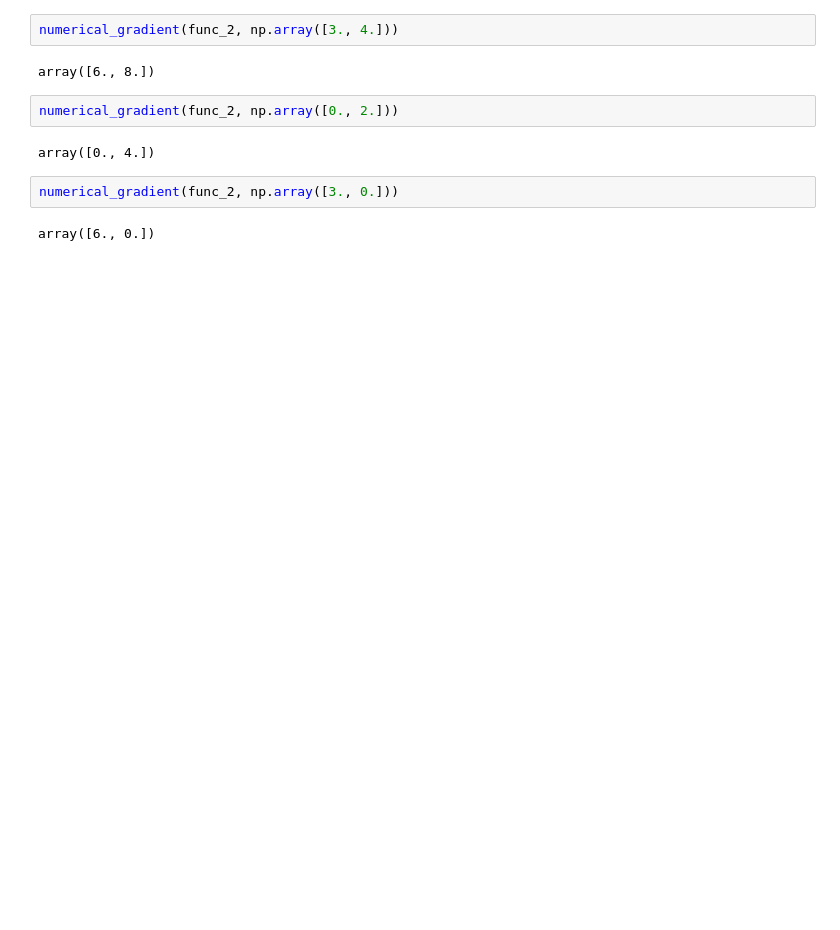
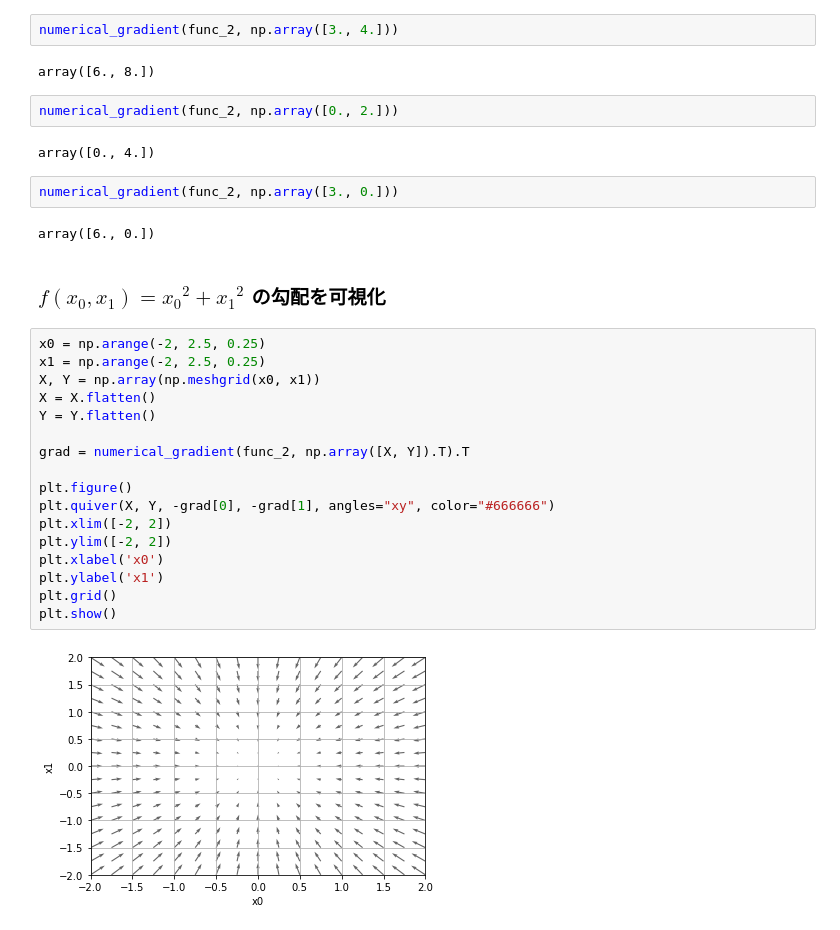
Before and after one commit to KodaiS/ds-python, a Jupyter notebook: deep-learning-from-scratch/ch04/ch04.ipynb, the cells around one changed output. Saved outputs shown, nothing was run; the diff lists cells and outputs as text; blank space fills up the shorter version.

```diff
--- a/deep-learning-from-scratch/ch04/ch04.ipynb
+++ b/deep-learning-from-scratch/ch04/ch04.ipynb
@@ -266,3 +268,24 @@ array([0., 4.])
 numerical_gradient(func_2, np.array([3., 0.]))
 # %% [output]
 array([6., 0.])
+# %% [markdown]
+### $ f(x_0, x_1) = {x_0}^2 + {x_1}^2 $ の勾配を可視化
+# %%
+x0 = np.arange(-2, 2.5, 0.25)
+x1 = np.arange(-2, 2.5, 0.25)
+X, Y = np.array(np.meshgrid(x0, x1))
+X = X.flatten()
+Y = Y.flatten()
+
+grad = numerical_gradient(func_2, np.array([X, Y]).T).T
+
+plt.figure()
+plt.quiver(X, Y, -grad[0], -grad[1], angles="xy", color="#666666")
+plt.xlim([-2, 2])
+plt.ylim([-2, 2])
+plt.xlabel('x0')
+plt.ylabel('x1')
+plt.grid()
+plt.show()
+# %% [output]
+[figure, added]
```
Also changed, not shown: parts of 28 cells of this notebook.
